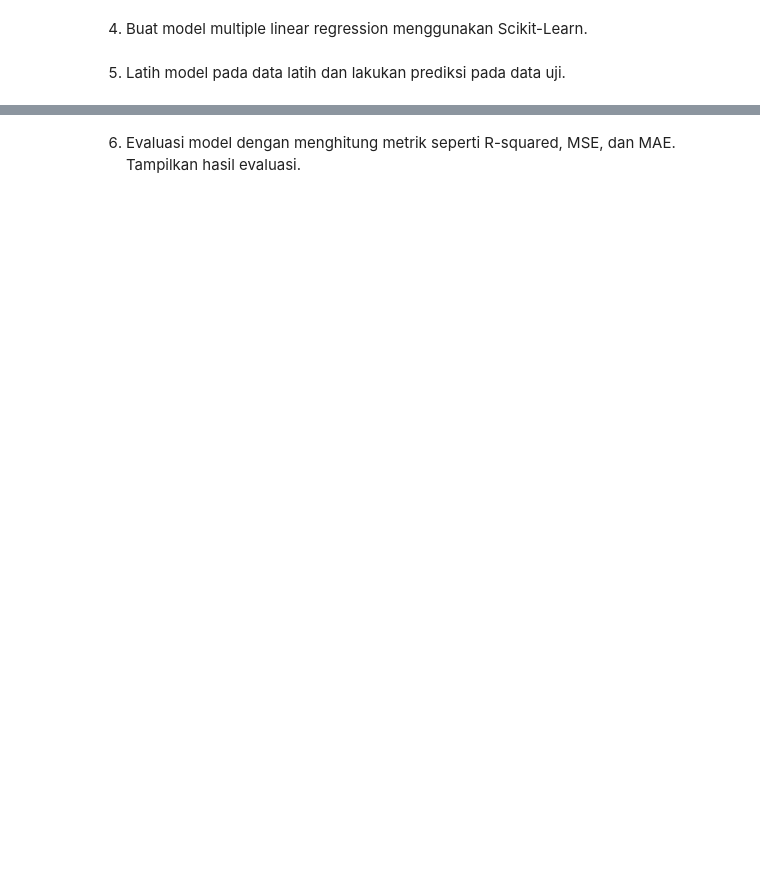
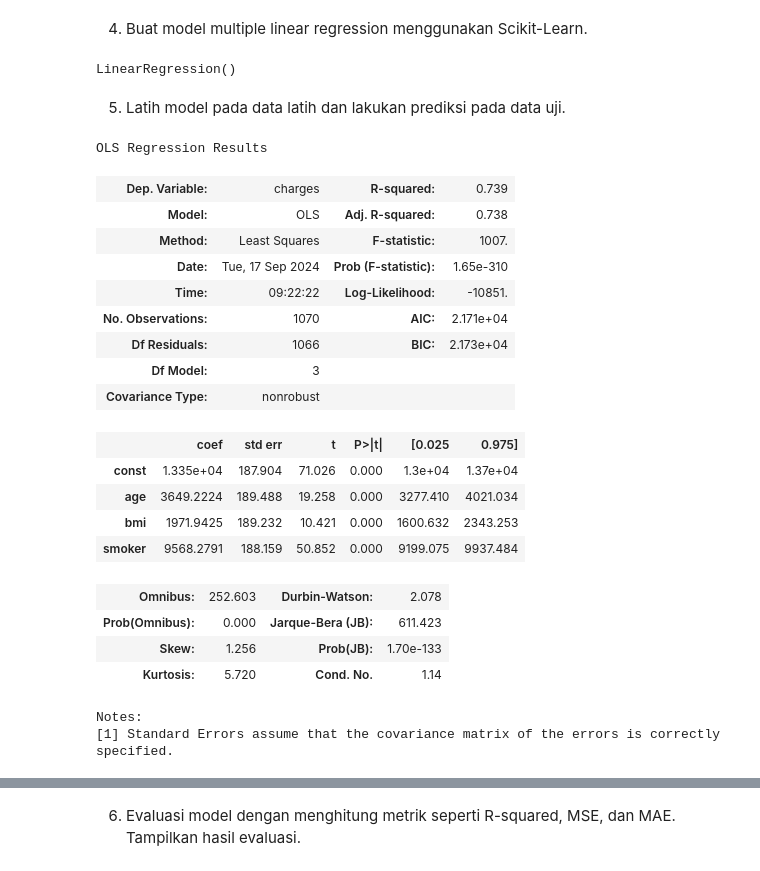
Before and after one commit to YayunEldina/PEMB_MESIN_Ganjil_2024, a Jupyter notebook: Jobsheet_3_Regresi.ipynb, the cells around one changed output, grey strips where cells are left out. Cells and saved outputs as stored; diff of their text form; code cells hidden in the pictures; blank space fills up the shorter version.

```diff
--- a/Jobsheet_3_Regresi.ipynb
+++ b/Jobsheet_3_Regresi.ipynb
@@ -428,7 +428,14 @@ sns.heatmap(corr, annot=True, cmap='YlGnBu')
 [figure]
 # %% [markdown]
 1. Identifikasi variabel-variabel yang akan digunakan sebagai variabel bebas (fitur) dan variabel target (biaya medis personal).
+# %%
+# Menggunakan variabel tiga teratas seperti age, bmi, dan smoker
+x = data[['age', 'bmi', 'smoker']]
+y = data['charges']
 # %% [markdown]
 2. Bagi dataset menjadi data latih (train) dan data uji (test) dengan proporsi yang sesuai.
+# %%
+# Split data dengan rasio 80:20. 80% data train dan 20% data test
+x_train, x_test, y_train, y_test = train_test_split(x, y, test_size=0.2, random_state=42)
 # %% [markdown]
 3. Lakukan feature scaling jika diperlukan.
@@ -434,0 +444,14 @@ sns.heatmap(corr, annot=True, cmap='YlGnBu')
+# %%
+scaler_age = StandardScaler()
+scaler_bmi = StandardScaler()
+scaler_smoker = StandardScaler()
+
+x_train_scaled = x_train.copy()
+x_train_scaled['age'] = scaler_age.fit_transform(x_train[['age']])
+x_train_scaled['bmi'] = scaler_bmi.fit_transform(x_train[['bmi']])
+x_train_scaled['smoker'] = scaler_smoker.fit_transform(x_train[['smoker']])
+
+x_test_scaled = x_test.copy()
+x_test_scaled['age'] = scaler_age.transform(x_test[['age']])
+x_test_scaled['bmi'] = scaler_bmi.transform(x_test[['bmi']])
+x_test_scaled['smoker'] = scaler_smoker.transform(x_test[['smoker']])
@@ -435,4 +481,39 @@ sns.heatmap(corr, annot=True, cmap='YlGnBu')
 # %% [markdown]
 4. Buat model multiple linear regression menggunakan Scikit-Learn.
+# %%
+linear_model = LinearRegression()
+linear_model.fit(x_train_scaled, y_train)
+# %% [output]
+LinearRegression()
 # %% [markdown]
 5. Latih model pada data latih dan lakukan prediksi pada data uji.
+# %%
+y_pred = linear_model.predict(x_test_scaled)
+
+import statsmodels.api as sm
+
+X_train_sm = sm.add_constant(x_train_scaled)
+lr = sm.OLS(y_train, X_train_sm).fit()
+lr.summary()
+# %% [output]
+OLS Regression Results
+| Dep. Variable: | charges | R-squared: | 0.739 |
+| Model: | OLS | Adj. R-squared: | 0.738 |
+| Method: | Least Squares | F-statistic: | 1007. |
+| Date: | Tue, 17 Sep 2024 | Prob (F-statistic): | 1.65e-310 |
+| Time: | 09:22:22 | Log-Likelihood: | -10851. |
+| No. Observations: | 1070 | AIC: | 2.171e+04 |
+| Df Residuals: | 1066 | BIC: | 2.173e+04 |
+| Df Model: | 3 |  |  |
+| Covariance Type: | nonrobust |  |  |
+|  | coef | std err | t | P>|t| | [0.025 | 0.975] |
+| const | 1.335e+04 | 187.904 | 71.026 | 0.000 | 1.3e+04 | 1.37e+04 |
+| age | 3649.2224 | 189.488 | 19.258 | 0.000 | 3277.410 | 4021.034 |
+| bmi | 1971.9425 | 189.232 | 10.421 | 0.000 | 1600.632 | 2343.253 |
+| smoker | 9568.2791 | 188.159 | 50.852 | 0.000 | 9199.075 | 9937.484 |
+| Omnibus: | 252.603 | Durbin-Watson: | 2.078 |
+| Prob(Omnibus): | 0.000 | Jarque-Bera (JB): | 611.423 |
+| Skew: | 1.256 | Prob(JB): | 1.70e-133 |
+| Kurtosis: | 5.720 | Cond. No. | 1.14 |
+Notes:
+[1] Standard Errors assume that the covariance matrix of the errors is correctly specified.
```
Also changed, not shown: parts of 4 cells of this notebook.
